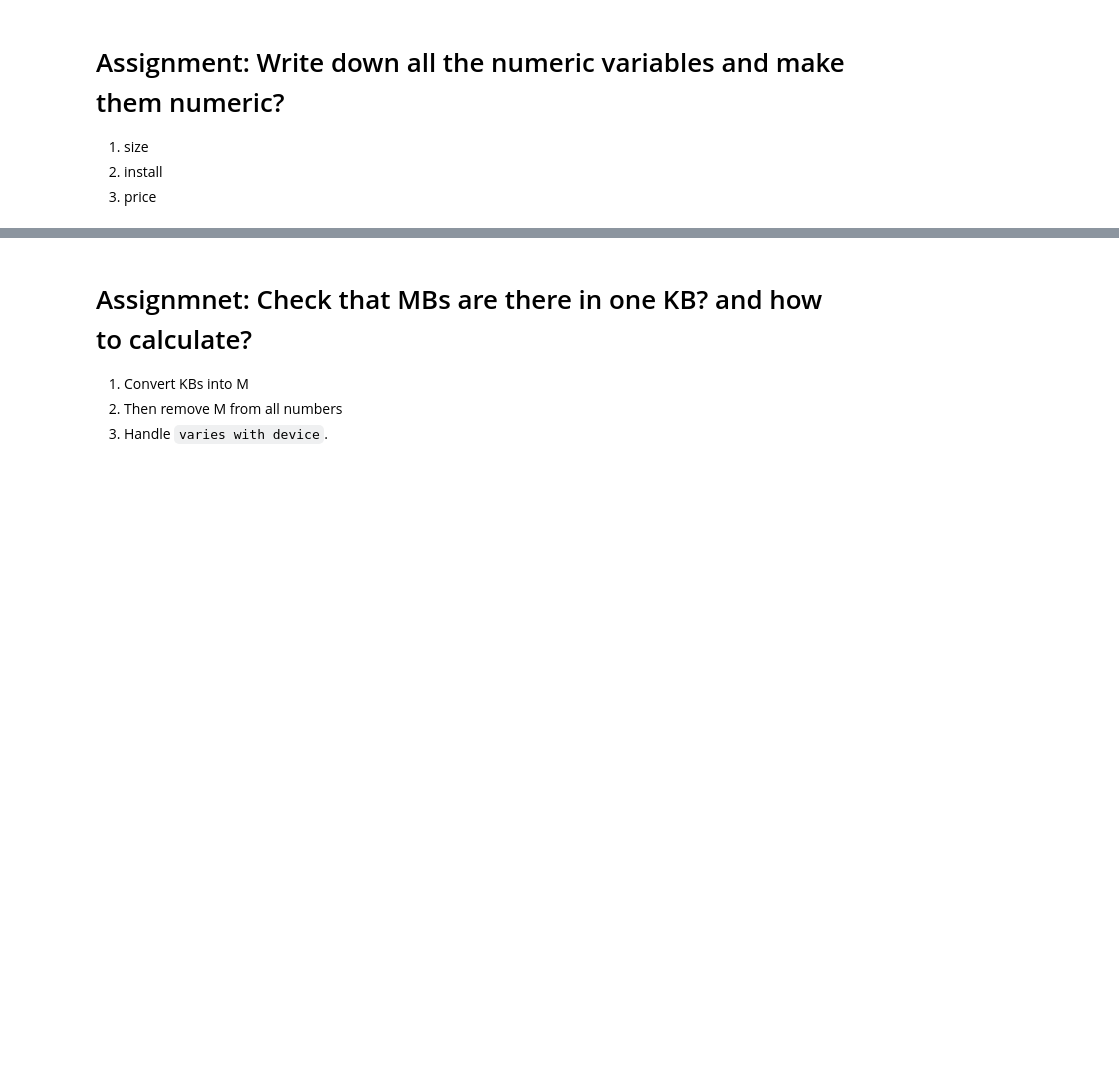
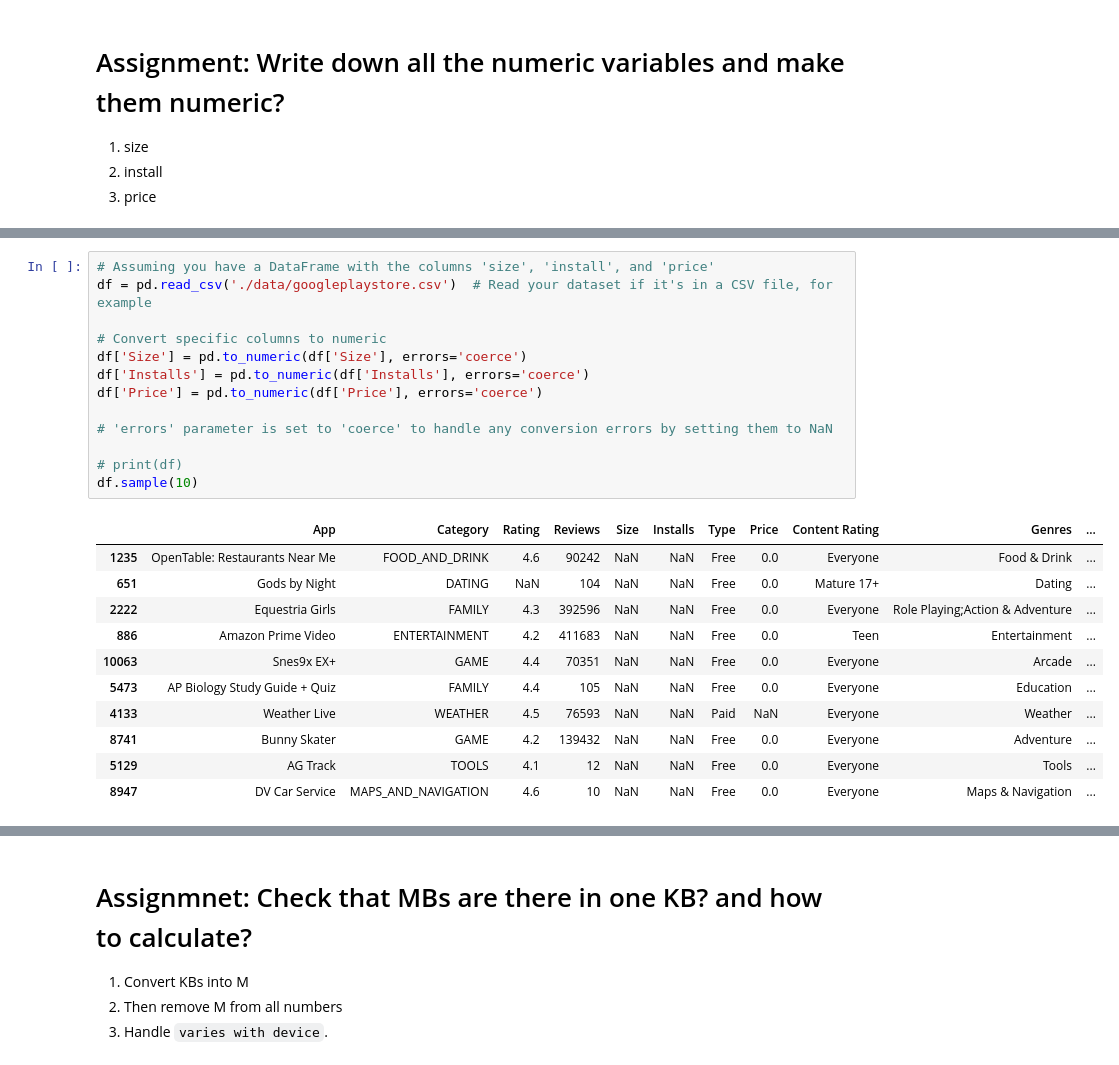
Before and after one commit to abu-hammad07/six-months_python_for_data_science-mentorship-program-in-codanics, a Jupyter notebook: Pandas_tips_triks/04_kaggle_google_eda.ipynb, the cells around one changed output, grey strips where cells are left out. Saved outputs shown, nothing was run; the diff lists cells and outputs as text; blank space fills up the shorter version.

```diff
--- a/Pandas_tips_triks/04_kaggle_google_eda.ipynb
+++ b/Pandas_tips_triks/04_kaggle_google_eda.ipynb
@@ -130,0 +222,25 @@ df.describe()
+# %%
+# Assuming you have a DataFrame with the columns 'size', 'install', and 'price'
+df = pd.read_csv('./data/googleplaystore.csv')  # Read your dataset if it's in a CSV file, for example
+
+# Convert specific columns to numeric
+df['Size'] = pd.to_numeric(df['Size'], errors='coerce')
+df['Installs'] = pd.to_numeric(df['Installs'], errors='coerce')
+df['Price'] = pd.to_numeric(df['Price'], errors='coerce')
+
+# 'errors' parameter is set to 'coerce' to handle any conversion errors by setting them to NaN
+
+# print(df)
+df.sample(10)
+# %% [output]
+|  | App | Category | Rating | Reviews | Size | Installs | Type | Price | Content Rating | Genres | ... |
+| 1235 | OpenTable: Restaurants Near Me | FOOD_AND_DRINK | 4.6 | 90242 | NaN | NaN | Free | 0.0 | Everyone | Food & Drink | ... |
+| 651 | Gods by Night | DATING | NaN | 104 | NaN | NaN | Free | 0.0 | Mature 17+ | Dating | ... |
+| 2222 | Equestria Girls | FAMILY | 4.3 | 392596 | NaN | NaN | Free | 0.0 | Everyone | Role Playing;Action & Adventure | ... |
+| 886 | Amazon Prime Video | ENTERTAINMENT | 4.2 | 411683 | NaN | NaN | Free | 0.0 | Teen | Entertainment | ... |
+| 10063 | Snes9x EX+ | GAME | 4.4 | 70351 | NaN | NaN | Free | 0.0 | Everyone | Arcade | ... |
+| 5473 | AP Biology Study Guide + Quiz | FAMILY | 4.4 | 105 | NaN | NaN | Free | 0.0 | Everyone | Education | ... |
+| 4133 | Weather Live | WEATHER | 4.5 | 76593 | NaN | NaN | Paid | NaN | Everyone | Weather | ... |
+| 8741 | Bunny Skater | GAME | 4.2 | 139432 | NaN | NaN | Free | 0.0 | Everyone | Adventure | ... |
+| 5129 | AG Track | TOOLS | 4.1 | 12 | NaN | NaN | Free | 0.0 | Everyone | Tools | ... |
+| 8947 | DV Car Service | MAPS_AND_NAVIGATION | 4.6 | 10 | NaN | NaN | Free | 0.0 | Everyone | Maps & Navigation | ... |
```
Also changed, not shown: parts of 11 cells of this notebook, 2 other files.
